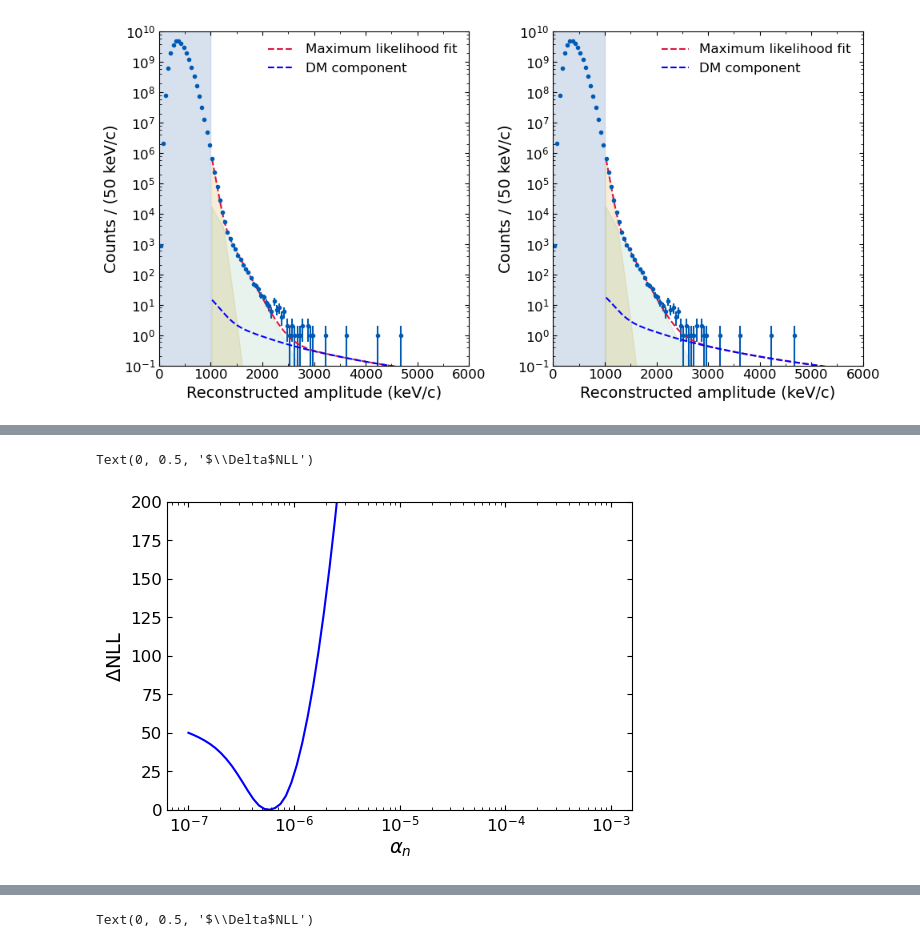
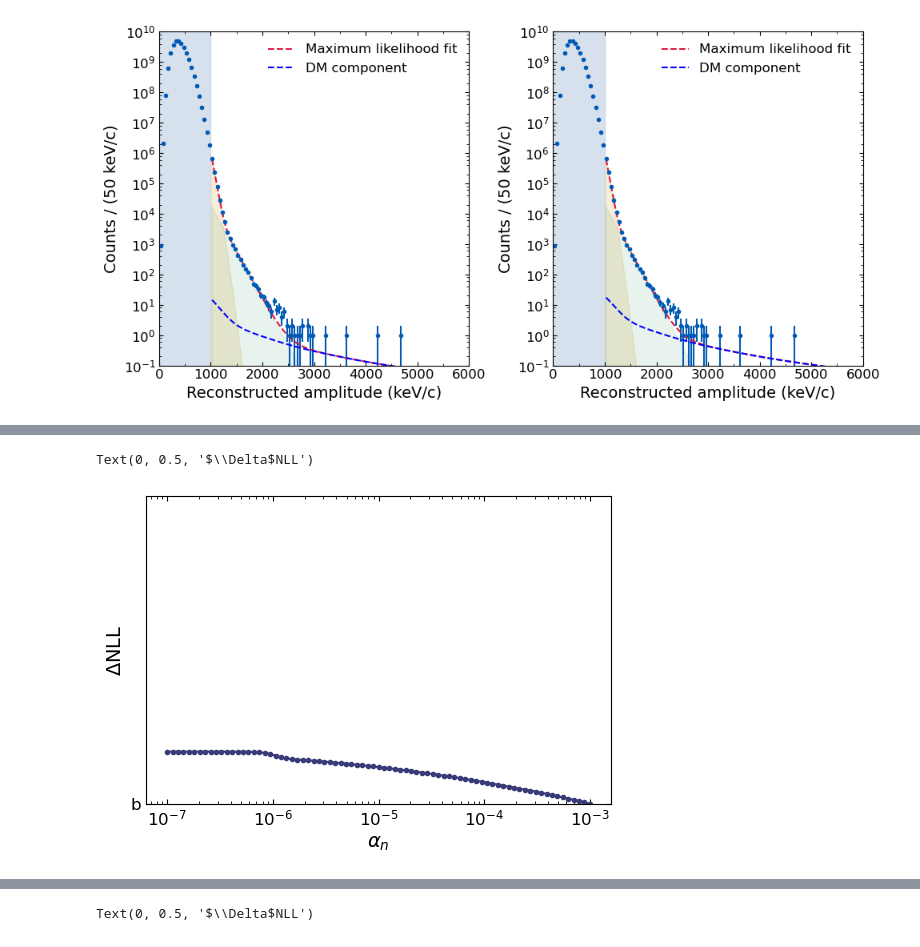
Before and after one commit to yuhants/dm_nanospheres, a Jupyter notebook: analysis_notebooks/sphere_combined_dm_analysis.ipynb, the cells around one changed output, grey strips where cells are left out. Drawn from its saved outputs; the diff is of its cells as text; code cells hidden in the pictures.

```diff
--- a/analysis_notebooks/sphere_combined_dm_analysis.ipynb
+++ b/analysis_notebooks/sphere_combined_dm_analysis.ipynb
@@ -469,0 +573,18 @@ print(events_interval)
+# %%
+alpha_list = lim_10ev_coarse[-3]
+for i in range(11, 12):
+    nlls = lim_0_1ev_coarse[-2][i]
+    res_x = lim_0_1ev_coarse[-1][i]
+
+    print(nlls)
+    # for j, nll in enumerate(nlls):
+    #     print(j, nll, res_x[j])
+    # print(i, get_upper_alpha(alpha_list, nlls))
+    # print(nlls)
+
+    plt.plot(alpha_list[:60],  nlls[:60] - np.min(nlls[:60]), '.-', label=f'{i}')
+
+plt.legend(frameon=False)
+plt.ylim(0, 200)
+# plt.xlim(1e-7, 1e-6)
+plt.xscale('log')
@@ -595,17 +623,0 @@ array([           nan,            nan,            nan,            nan,
-# %%
-alpha_list = lim_1ev_coarse[-3]
-for i in range(39, 40):
-    nlls = lim_1ev_coarse[-2][i]
-    res_x = lim_1ev_coarse[-1][i]
-
-    for j, nll in enumerate(nlls):
-        print(j, nll, res_x[j])
-    # print(i, get_upper_alpha(alpha_list, nlls))
-    # print(nlls)
-
-    plt.plot(alpha_list,  nlls - np.min(nlls), '.-', label=f'{i}')
-
-plt.legend(frameon=False)
-plt.ylim(0, 20)
-# plt.xlim(1e-7, 1e-6)
-plt.xscale('log')
@@ -646,7 +628,7 @@ warnings.filterwarnings("always")
 
 bc, hist, eff_coefs = bc_1, hist_1, eff_params_1
 
-i_mx = 39
+i_mx = 9
 nlls, res_x = [], []
 for i in range(79):
     drdqzn = drdqzns[i_mx, i]
@@ -679,15 +661,15 @@ for i in range(79):
     res_x.append(res_x_try[min_idx])
 # %%
 plt.figure(figsize=(6, 4))
-plt.plot(alpha_list, nlls-np.min(nlls), 'b')
+plt.plot(alpha_list, nlls-np.min(nlls), '.-', 'b')
 
-plt.ylim(0, 200)
+plt.ylim(0, 20)
 plt.xscale('log')
 plt.xlabel(r'$\alpha_n$')
 plt.ylabel(r'$\Delta$NLL')
 # %% [output]
 Text(0, 0.5, '$\\Delta$NLL')
-[figure, old version]
+[figure, new version]
 # %%
 fig, axes = plt.subplots(1, 2, figsize=(10, 5))
 
```
Also changed, not shown: parts of 24 cells of this notebook, 19 other files.
